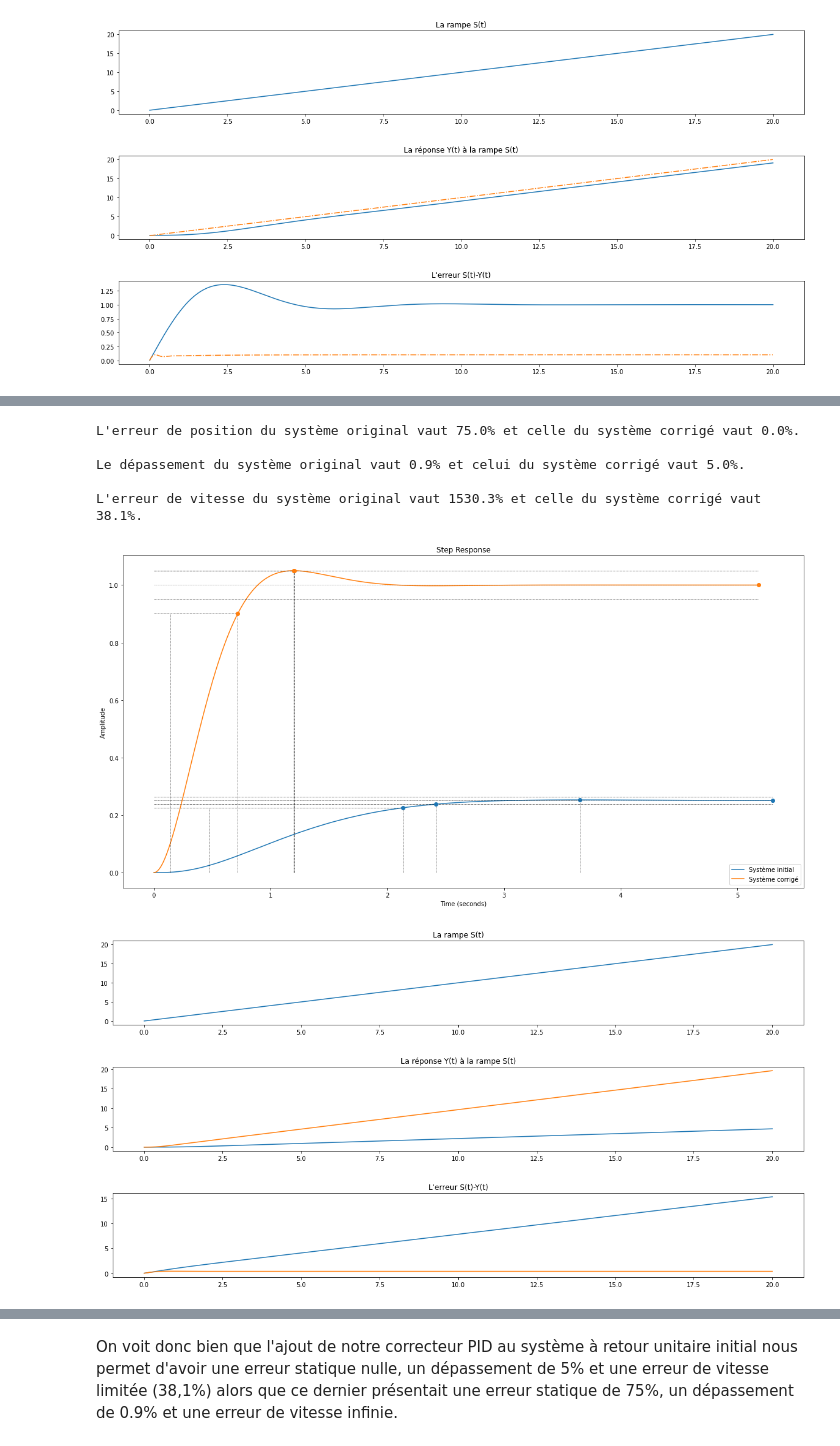
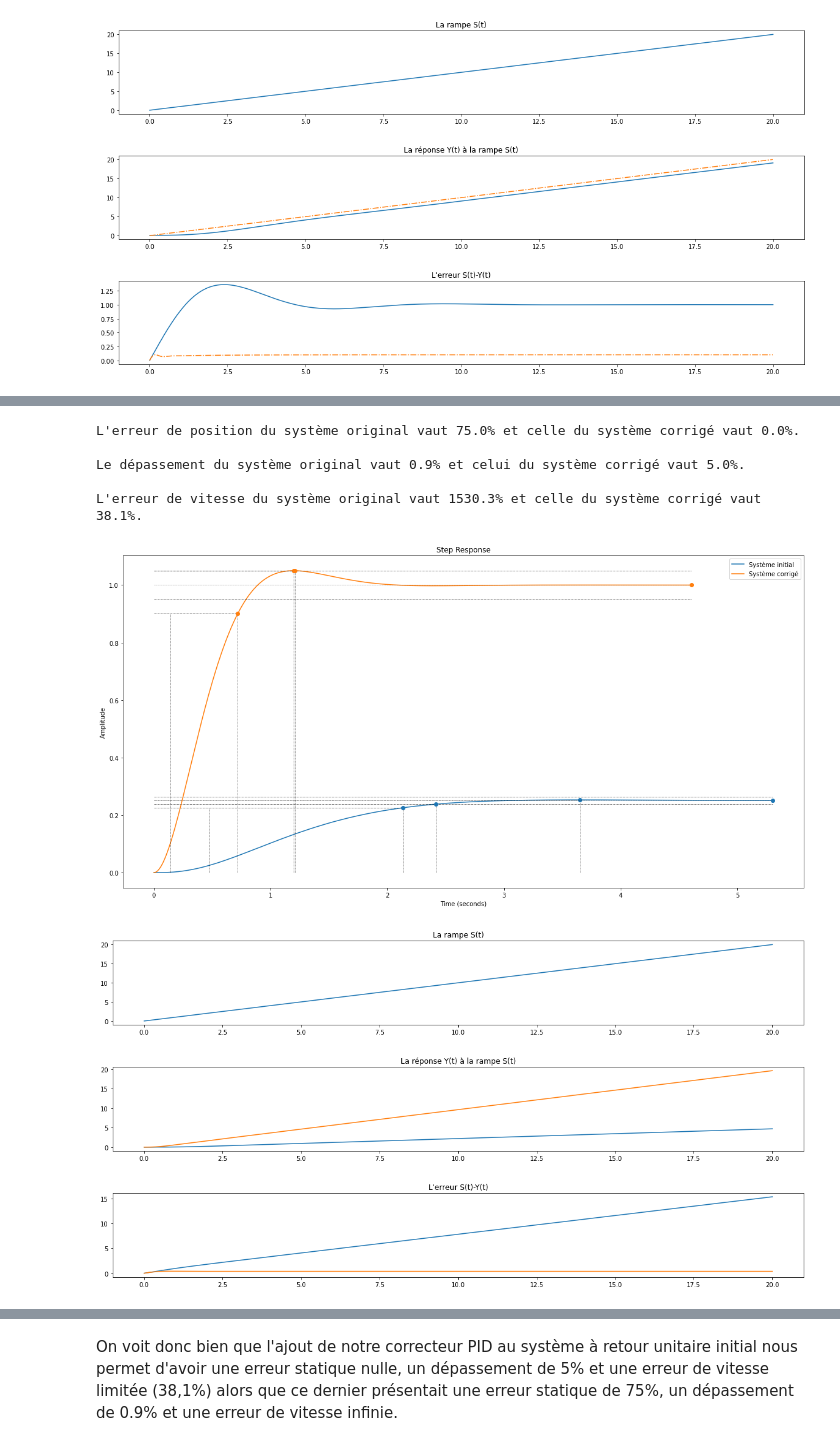
Before and after one commit to AlbanVl/ReguLaboGramme, a Jupyter notebook: _sources/regu/LaboSeance6.ipynb, the cells around one changed output, grey strips where cells are left out. Cells and saved outputs as stored; diff of their text form; code cells hidden in the pictures.

```diff
--- a/_sources/regu/LaboSeance6.ipynb
+++ b/_sources/regu/LaboSeance6.ipynb
@@ -350,10 +350,10 @@ H = num*H1*H2*H3  # H de l'énoncé
 G_BF_init = ml.feedback(H, 1)
 
 # Correcteur
-Kp = 5.906
+Kp = 7.876
 tI = 3/4
 tD = 2/3
-C = Kp*ml.tf([tI, 1],[tI, 0])*ml.tf([tD, 1],[1])
+C = Kp*ml.tf([tI, 1],[1, 0])*ml.tf([tD, 1],[1])
 
 # Système corrigé
 G_BO = C*H
@@ -379,34 +379,34 @@ print(f"\nLe dépassement du système original vaut {info.Overshoot:.1f}% et cel
 # Erreurs de vitesse
 t = np.linspace(0, 20, 1000)
 s = t
 warnings.filterwarnings('ignore') # Pour désactiver les warnings inutiles
 [y, t, xout] = ml.lsim(G_BF_init,s,t) # Simuler la réponse à une rampe => erreur de vitesse
 [y2, t, xout2] = ml.lsim(G_BF,s,t) # Simuler la réponse à une rampe => erreur de vitesse
 warnings.filterwarnings('default') # Pour réactiver les warnings
 
 plt.figure("Erreur de vitesse",figsize=(20,10))
 plt.subplot(3,1,1); plt.plot(t,s); plt.title("La rampe S(t)")
 plt.subplot(3,1,2); plt.plot(t,y); plt.plot(t, y2); plt.title("La réponse Y(t) à la rampe S(t)")
 plt.subplot(3,1,3); plt.plot(t,(s-y)); plt.plot(t, (s-y2)); plt.title("L'erreur S(t)-Y(t)")
 plt.subplots_adjust(hspace=0.5) # Pour laisser un peu d'espace pour les titres
 
 ev = s[-1] - y[-1] # Erreur de vitesse système original
 ev2 = s[-1] - y2[-1] # Erreur de vitesse du système corrigé
 
 print(f"\nL'erreur de vitesse du système original vaut {ev*100:.1f}% et celle du système corrigé vaut {ev2*100:.1f}%.")
 
 # Nichols (pas nécessaire ici mais toujours intéressant à observer)
 fig = plt.figure("Nichols",figsize=(20,10))
 frequencies = np.linspace(10**-5, 10**5, 10**6) # Pour bien voir vers où on converge dans les hautes fréquences (jusqu'à 10^5 rad/s ici)
 rlf.nichols(H, grid = False, labels=['Système initial'], NameOfFigure = "Nichols", omega=frequencies)
 rlf.nichols(G_BO, grid = False, labels=['Système corrigé'], NameOfFigure = "Nichols", omega=frequencies)
 # %% [output]
 L'erreur de position du système original vaut 75.0% et celle du système corrigé vaut 0.0%.
 
 Le dépassement du système original vaut 0.9% et celui du système corrigé vaut 5.0%.
 
 L'erreur de vitesse du système original vaut 1530.3% et celle du système corrigé vaut 38.1%.
-[figure, old version]
+[figure, new version]
 [figure]
 [figure]
 # %% [markdown]
```
Also changed, not shown: parts of 1 cell of this notebook, 13 other files.
